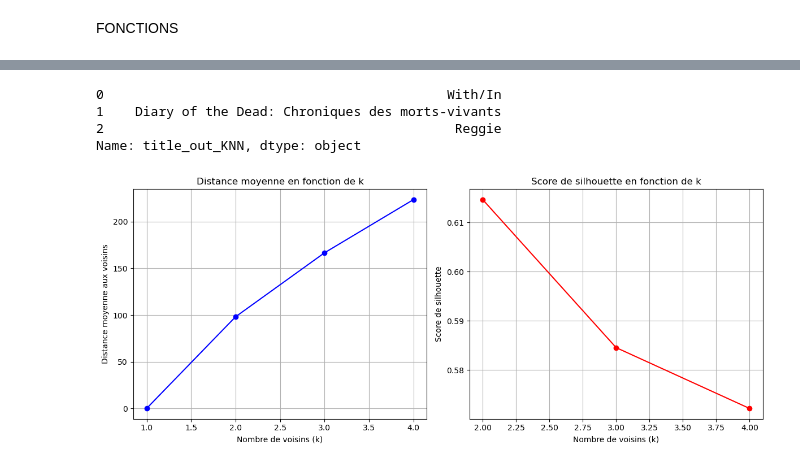
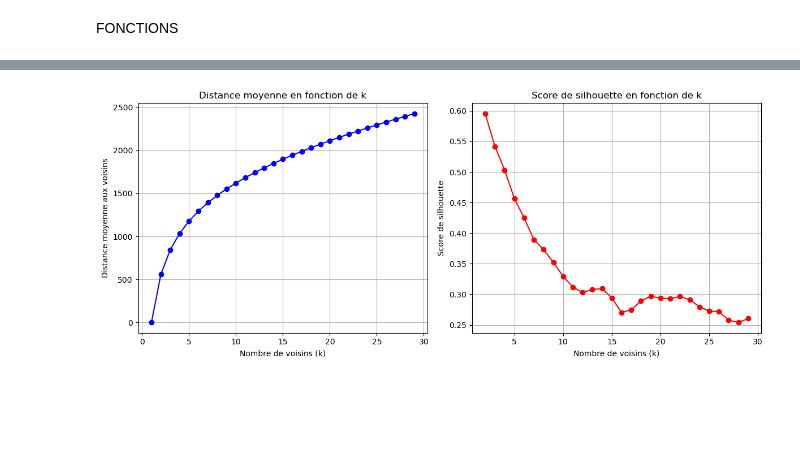
Before and after one commit to KilianCadiou/The-Rock-mendation, a Jupyter notebook: KNN.ipynb, the cells around one changed output, grey strips where cells are left out. Saved outputs shown, nothing was run; the diff lists cells and outputs as text; code cells hidden in the pictures; blank space fills up the shorter version.

```diff
--- a/KNN.ipynb
+++ b/KNN.ipynb
@@ -88,2 +140,2 @@ for genre in new_dict_sorted.keys():
 # %%
-df = df_films
+df.columns
@@ -176,7 +156,18 @@ for element in colonnes:
+# %%
+df_films = df.sample(500)
 # %% [markdown]
 FONCTION JONATHAN
 # %% [markdown]
 FONCTIONS
+# %%
+# CHOIX DES CARACTERISTIQUES
+df_films = df_films.rename(columns = {'production_companies_name': 'production_companies_name_out_KNN'})
+colonnes = df_films.columns
+caracteristiques = []
+
+for element in colonnes:
+    if 'out_KNN' not in element:
+        caracteristiques.append(element)
 # %%
 # METTRE UNIQUEMENT POUR LES COLONNES NUMERIQUES
 
@@ -321,13 +194,14 @@ df[df['title_out_KNN'].str.contains(recherche) == True]
 # %%
 # BASES
 
-X = df[caracteristiques]
-recherche = 'Star Wars'
-df[df['title_out_KNN'].str.contains(recherche) == True]
+X = df_films[caracteristiques]
+recherche = 'enfant'
+df_films[df_films['title_out_KNN'].str.contains(recherche) == True]
 
-film_id = df['film_id_out_KNN'][df['title_out_KNN'].str.contains(recherche) == True].iloc[0]
-df_a_predire = df[df['film_id_out_KNN'] == film_id]
+film_id = df_films['film_id_out_KNN'][df_films['title_out_KNN'].str.contains(recherche) == True].iloc[0]
+df_a_predire = df_films[df_films['film_id_out_KNN'] == film_id]
 
+k_range = (3,5)
 
 # FONCTION 1
 
@@ -335,18 +209,25 @@ X_encoded, SN, X_num_SN, X_cat_dummies = encodage_X(X)
 
 # FONCTION 2
 
-k_range = range(1, 5)
 avg_distances, silhouette_scores = evaluate_k(X_encoded, k_range)
 
-# FONCTION 3
+# # FONCTION 3
 
 df_final = encodage_predict(df_a_predire)
 
-# FONCTION 4
+# # FONCTION 4
+
 # On choisit k
-k=3
+k=4
 
 model = NearestNeighbors(n_neighbors=k, metric='euclidean')
 model.fit(X_encoded)
-pokemons_similaires(film_id)
+resultat = pokemons_similaires(df_films, film_id)
+choix = pd.DataFrame(df_films[df_films['title_out_KNN'].str.contains(recherche) == True].iloc[0]).transpose()
+
+choix2 = choix.drop(columns = choix.columns[21:])
+resultat2 = resultat.drop(columns = resultat.columns[21:])
+final = pd.concat([choix2, resultat2])
+
+final.transpose()
 # %% [output]
@@ -354,37 +251,31 @@ IndexError: single positional indexer is out-of-bounds
-# %%
-pokemons_similaires(film_id)['title_out_KNN']
-# %% [output]
-0                                            With/In
-1    Diary of the Dead: Chroniques des morts-vivants
-2                                             Reggie
-Name: title_out_KNN, dtype: object
 # %%
 # Définition de la plage de k à tester
 
+k_range = range(1,30)
 
 # Évaluation des différentes valeurs de k
 avg_distances, silhouette_scores = evaluate_k(X_encoded, k_range)
 
 # Création d'une visualisation pour aider à choisir k
 plt.figure(figsize=(12, 5))
 
 # Premier graphique : Distance moyenne aux voisins
 plt.subplot(1, 2, 1)
 plt.plot(k_range, avg_distances, 'bo-')
 plt.xlabel('Nombre de voisins (k)')
 plt.ylabel('Distance moyenne aux voisins')
 plt.title('Distance moyenne en fonction de k')
 plt.grid(True)
 
 # Second graphique : Score de silhouette
 plt.subplot(1, 2, 2)
 plt.plot(k_range[1:], silhouette_scores[1:], 'ro-')  # On commence à k=2
 plt.xlabel('Nombre de voisins (k)')
 plt.ylabel('Score de silhouette')
 plt.title('Score de silhouette en fonction de k')
 plt.grid(True)
 
 plt.tight_layout()
 plt.show()
 # %% [output]
-[figure, old version]
+[figure, new version]
```
Also changed, not shown: parts of 22 cells of this notebook, 2 other files.
